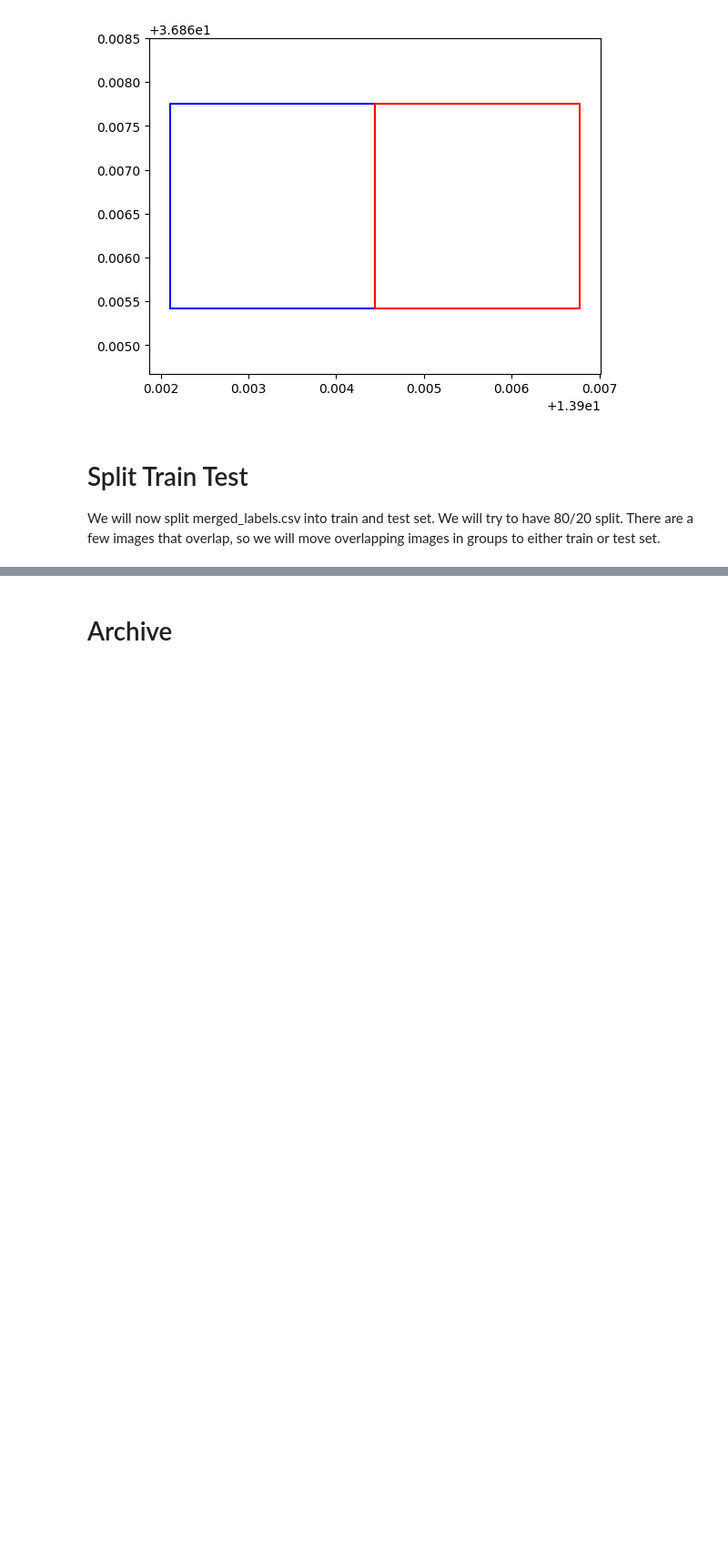
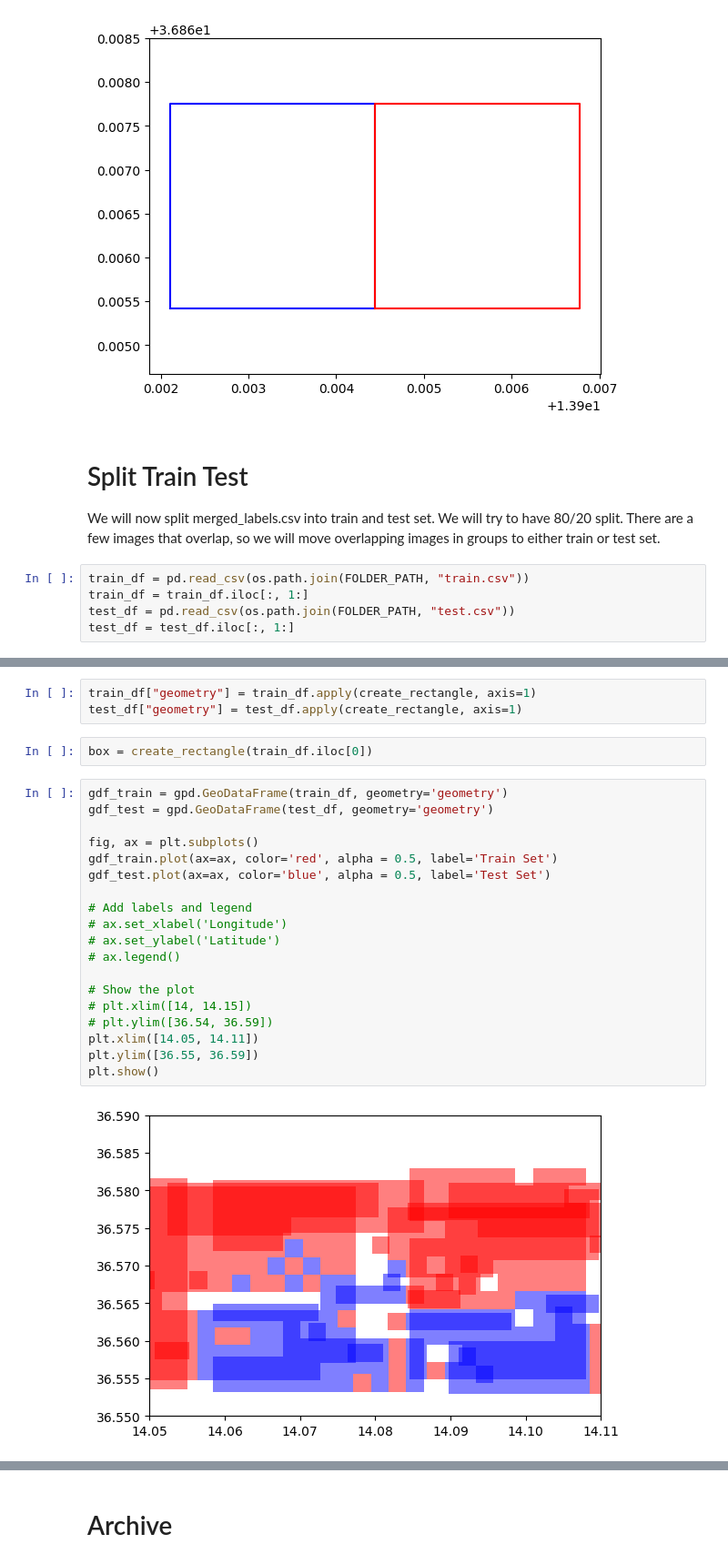
Before and after one commit to jonxuxu/harvest-piles, a Jupyter notebook: notebooks/Dataset_Split.ipynb, the cells around one changed output, grey strips where cells are left out. Shown at 91% size. Cells and saved outputs as stored; diff of their text form; blank space fills up the shorter version.

```diff
--- a/notebooks/Dataset_Split.ipynb
+++ b/notebooks/Dataset_Split.ipynb
@@ -401,3 +410,8 @@ plt.show()
 # Split Train Test
 
 We will now split merged_labels.csv into train and test set. We will try to have 80/20 split. There are a few images that overlap, so we will move overlapping images in groups to either train or test set.
+# %%
+train_df = pd.read_csv(os.path.join(FOLDER_PATH, "train.csv"))
+train_df = train_df.iloc[:, 1:]
+test_df = pd.read_csv(os.path.join(FOLDER_PATH, "test.csv"))
+test_df = test_df.iloc[:, 1:]
@@ -403,0 +434,26 @@ We will now split merged_labels.csv into train and test set. We will try to have
+# %%
+train_df["geometry"] = train_df.apply(create_rectangle, axis=1)
+test_df["geometry"] = test_df.apply(create_rectangle, axis=1)
+# %%
+box = create_rectangle(train_df.iloc[0])
+# %%
+gdf_train = gpd.GeoDataFrame(train_df, geometry='geometry')
+gdf_test = gpd.GeoDataFrame(test_df, geometry='geometry')
+
+fig, ax = plt.subplots()
+gdf_train.plot(ax=ax, color='red', alpha = 0.5, label='Train Set')
+gdf_test.plot(ax=ax, color='blue', alpha = 0.5, label='Test Set')
+
+# Add labels and legend
+# ax.set_xlabel('Longitude')
+# ax.set_ylabel('Latitude')
+# ax.legend()
+
+# Show the plot
+# plt.xlim([14, 14.15])
+# plt.ylim([36.54, 36.59])
+plt.xlim([14.05, 14.11])
+plt.ylim([36.55, 36.59])
+plt.show()
+# %% [output]
+[figure, added]
```
Also changed, not shown: parts of 5 cells of this notebook, 8 other files.
